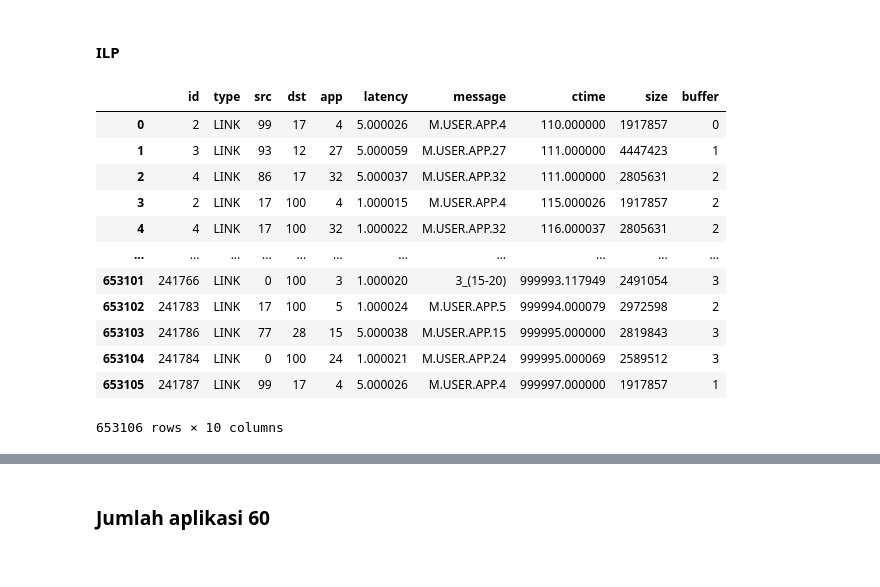
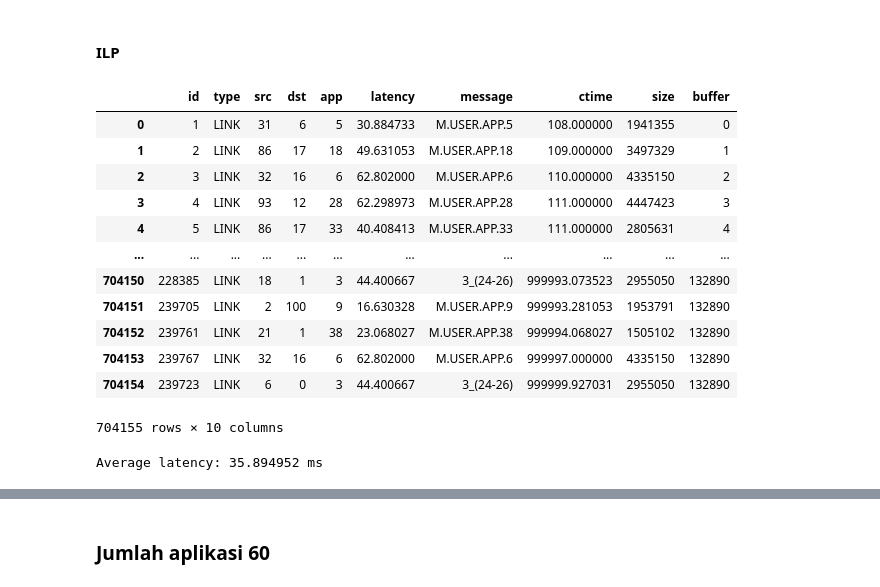
Before and after one commit to hafidnrzs/yafs-fog-computing, a Jupyter notebook: experiments/rev/analyze.ipynb, the cells around one changed output, grey strips where cells are left out. Drawn from its saved outputs; the diff is of its cells as text; code cells hidden in the pictures.

```diff
--- a/experiments/rev/analyze.ipynb
+++ b/experiments/rev/analyze.ipynb
@@ -939,20 +805,23 @@ Average latency for user app messages: 3.371461 ms
 # %%
 import pandas as pd
 
-df_link_1 = pd.read_csv('results/40/results_ILP_1000000_link.csv')
+df_link_ilp_40 = pd.read_csv('results/40/results_ILP_1000000_link.csv')
+display(df_link_ilp_40)
 
-display(df_link_1)
+average_latency_ilp_40 = df_link_ilp_40['latency'].mean()
+print(f"\nAverage latency: {average_latency_ilp_40:.6f} ms")
 # %% [output]
 |  | id | type | src | dst | app | latency | message | ctime | size | buffer |
-| 0 | 2 | LINK | 99 | 17 | 4 | 5.000026 | M.USER.APP.4 | 110.000000 | 1917857 | 0 |
-| 1 | 3 | LINK | 93 | 12 | 27 | 5.000059 | M.USER.APP.27 | 111.000000 | 4447423 | 1 |
-| 2 | 4 | LINK | 86 | 17 | 32 | 5.000037 | M.USER.APP.32 | 111.000000 | 2805631 | 2 |
-| 3 | 2 | LINK | 17 | 100 | 4 | 1.000015 | M.USER.APP.4 | 115.000026 | 1917857 | 2 |
-| 4 | 4 | LINK | 17 | 100 | 32 | 1.000022 | M.USER.APP.32 | 116.000037 | 2805631 | 2 |
+| 0 | 1 | LINK | 31 | 6 | 5 | 30.884733 | M.USER.APP.5 | 108.000000 | 1941355 | 0 |
+| 1 | 2 | LINK | 86 | 17 | 18 | 49.631053 | M.USER.APP.18 | 109.000000 | 3497329 | 1 |
+| 2 | 3 | LINK | 32 | 16 | 6 | 62.802000 | M.USER.APP.6 | 110.000000 | 4335150 | 2 |
+| 3 | 4 | LINK | 93 | 12 | 28 | 62.298973 | M.USER.APP.28 | 111.000000 | 4447423 | 3 |
+| 4 | 5 | LINK | 86 | 17 | 33 | 40.408413 | M.USER.APP.33 | 111.000000 | 2805631 | 4 |
 | ... | ... | ... | ... | ... | ... | ... | ... | ... | ... | ... |
-| 653101 | 241766 | LINK | 0 | 100 | 3 | 1.000020 | 3_(15-20) | 999993.117949 | 2491054 | 3 |
-| 653102 | 241783 | LINK | 17 | 100 | 5 | 1.000024 | M.USER.APP.5 | 999994.000079 | 2972598 | 2 |
-| 653103 | 241786 | LINK | 77 | 28 | 15 | 5.000038 | M.USER.APP.15 | 999995.000000 | 2819843 | 3 |
-| 653104 | 241784 | LINK | 0 | 100 | 24 | 1.000021 | M.USER.APP.24 | 999995.000069 | 2589512 | 3 |
-| 653105 | 241787 | LINK | 99 | 17 | 4 | 5.000026 | M.USER.APP.4 | 999997.000000 | 1917857 | 1 |
+| 704150 | 228385 | LINK | 18 | 1 | 3 | 44.400667 | 3_(24-26) | 999993.073523 | 2955050 | 132890 |
+| 704151 | 239705 | LINK | 2 | 100 | 9 | 16.630328 | M.USER.APP.9 | 999993.281053 | 1953791 | 132890 |
+| 704152 | 239761 | LINK | 21 | 1 | 38 | 23.068027 | M.USER.APP.38 | 999994.068027 | 1505102 | 132890 |
+| 704153 | 239767 | LINK | 32 | 16 | 6 | 62.802000 | M.USER.APP.6 | 999997.000000 | 4335150 | 132890 |
+| 704154 | 239723 | LINK | 6 | 0 | 3 | 44.400667 | 3_(24-26) | 999999.927031 | 2955050 | 132890 |
-653106 rows × 10 columns
+704155 rows × 10 columns
+Average latency: 35.894952 ms
```
Also changed, not shown: parts of 36 cells of this notebook, 1 other file.
